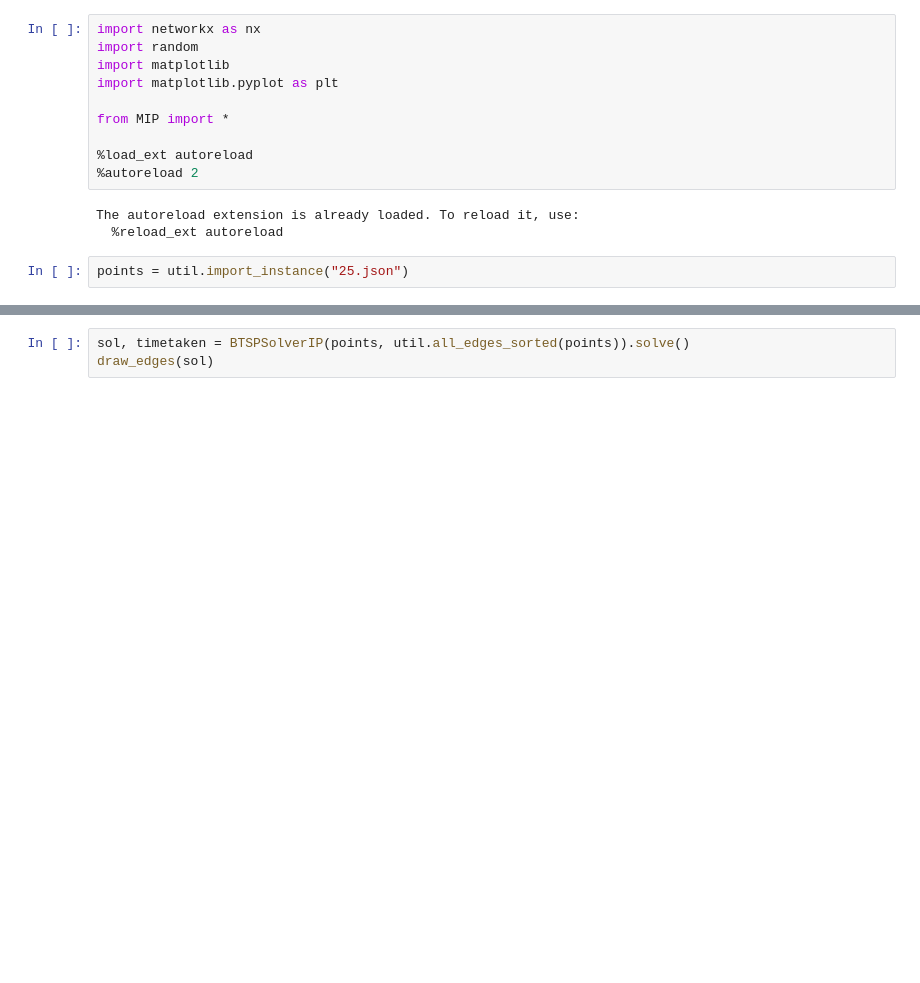
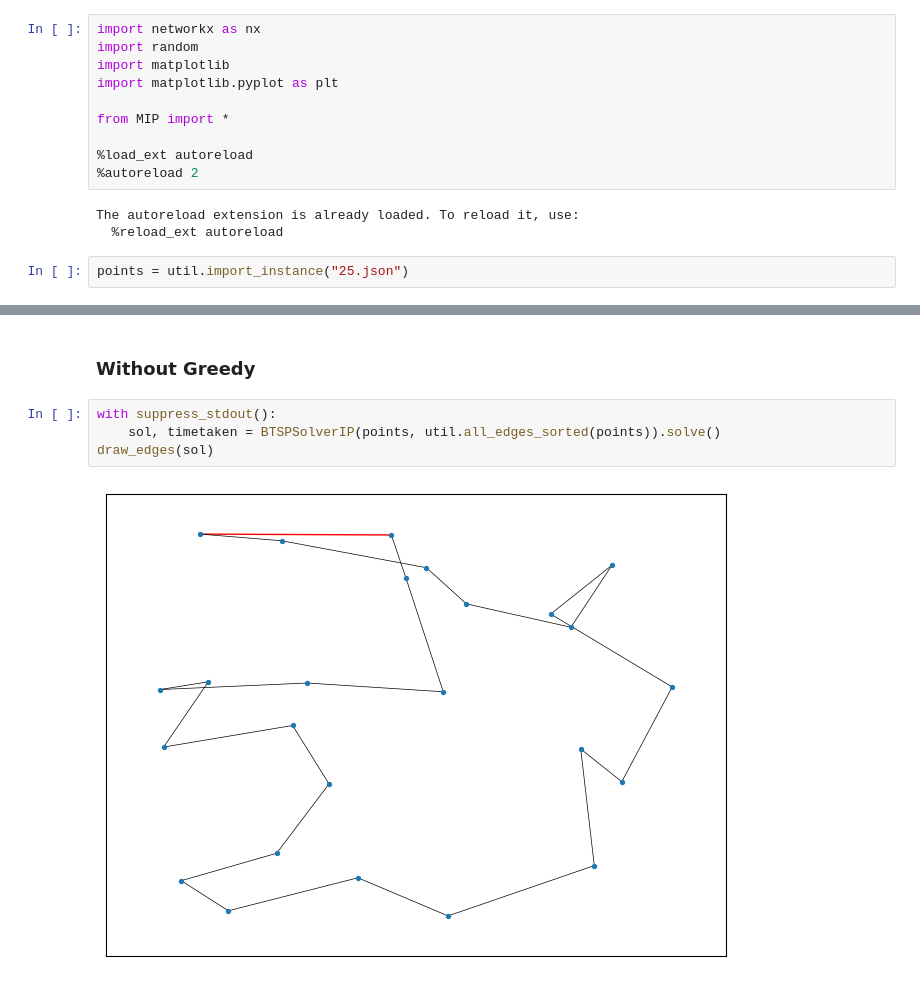
Before and after one commit to uwu-octane/alg_lab, a Jupyter notebook: 04_mip/mip.ipynb, the cells around one changed output, grey strips where cells are left out. Cells and saved outputs as stored; diff of their text form; blank space fills up the shorter version.

```diff
--- a/04_mip/mip.ipynb
+++ b/04_mip/mip.ipynb
@@ -24,3 +26,8 @@ AttributeError: Attribute 'Start' takes double value
+# %% [markdown]
+### Without Greedy
 # %%
-sol, timetaken = BTSPSolverIP(points, util.all_edges_sorted(points)).solve()
+with suppress_stdout():
+    sol, timetaken = BTSPSolverIP(points, util.all_edges_sorted(points)).solve()
 draw_edges(sol)
+# %% [output]
+[figure, added]
```
Also changed, not shown: parts of 7 cells of this notebook, 3 other files.
